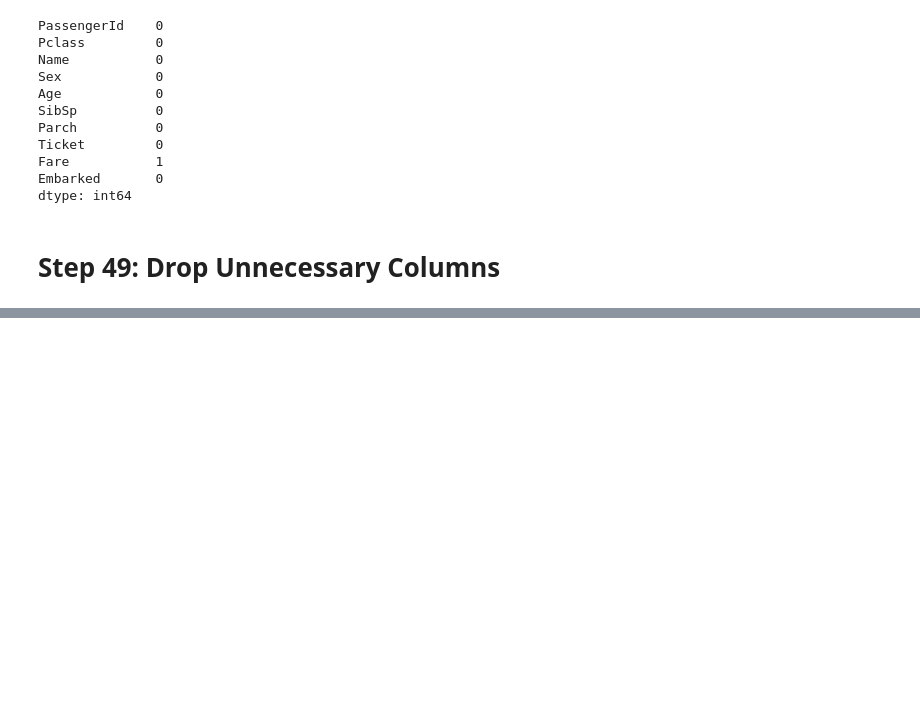
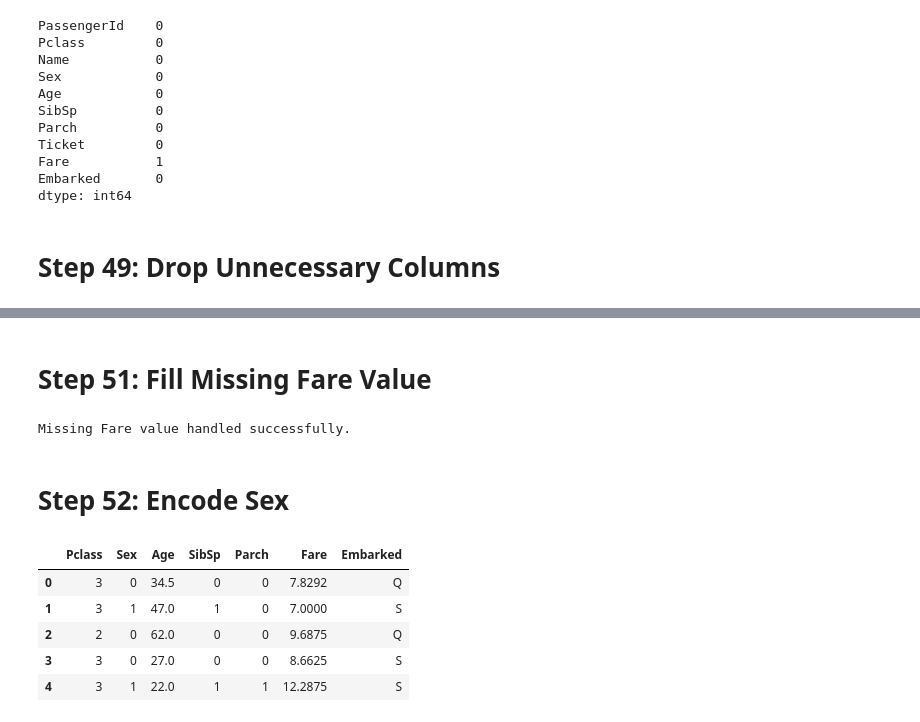
Before and after one commit to AiWriter404/Titanic-Survival-Prediction, a Jupyter notebook: notebooks/Titanic_Survival_Prediction.ipynb, the cells around one changed output, grey strips where cells are left out. Drawn from its saved outputs; the diff is of its cells as text; code cells hidden in the pictures; blank space fills up the shorter version.

```diff
--- a/notebooks/Titanic_Survival_Prediction.ipynb
+++ b/notebooks/Titanic_Survival_Prediction.ipynb
@@ -868,0 +889,28 @@ KeyError: "['Cabin'] not found in axis"
+# %% [markdown]
+# **Step 51: Fill Missing Fare Value**
+# %%
+# Fill Missing Value in Fare
+
+test["Fare"] = test["Fare"].fillna(test["Fare"].median())
+
+print("Missing Fare value handled successfully.")
+# %% [output]
+Missing Fare value handled successfully.
+# %% [markdown]
+# **Step 52: Encode Sex**
+# %%
+# Encode Sex Column
+
+test["Sex"] = test["Sex"].map({
+    "male": 0,
+    "female": 1
+})
+
+test.head()
+# %% [output]
+|  | Pclass | Sex | Age | SibSp | Parch | Fare | Embarked |
+| 0 | 3 | 0 | 34.5 | 0 | 0 | 7.8292 | Q |
+| 1 | 3 | 1 | 47.0 | 1 | 0 | 7.0000 | S |
+| 2 | 2 | 0 | 62.0 | 0 | 0 | 9.6875 | Q |
+| 3 | 3 | 0 | 27.0 | 0 | 0 | 8.6625 | S |
+| 4 | 3 | 1 | 22.0 | 1 | 1 | 12.2875 | S |
```
Also changed, not shown: parts of 13 cells of this notebook.
